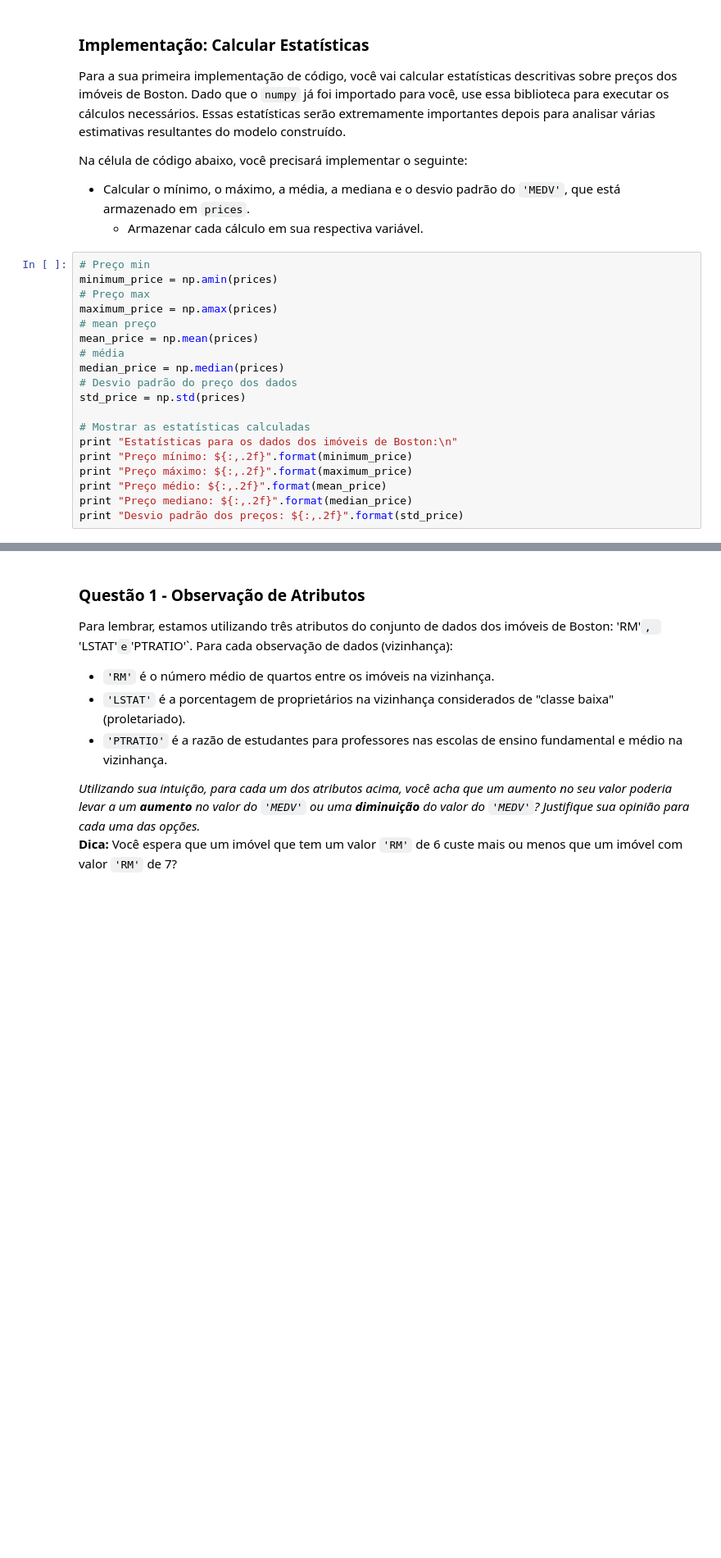
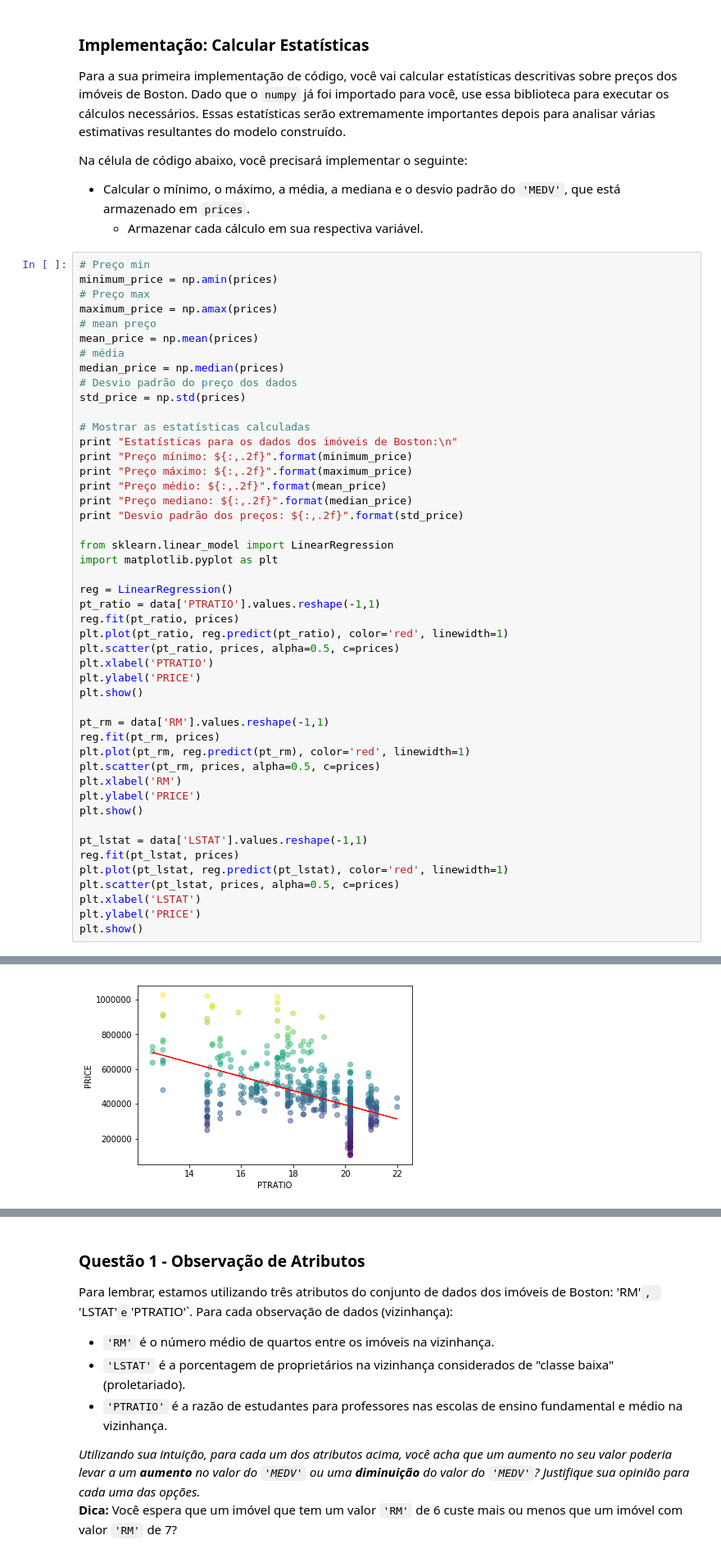
Before and after one commit to kcunha/machine-learning, a Jupyter notebook: projects/boston_housing/boston_housing_PT.ipynb, the cells around one changed output, grey strips where cells are left out. Shown: that part at 82% size. Cells and saved outputs as stored; diff of their text form; blank space fills up the shorter version.

```diff
--- a/projects/boston_housing/boston_housing_PT.ipynb
+++ b/projects/boston_housing/boston_housing_PT.ipynb
@@ -53,27 +53,56 @@ Na célula de código abaixo, você precisará implementar o seguinte:
 # %%
 # Preço min
 minimum_price = np.amin(prices)
 # Preço max
 maximum_price = np.amax(prices)
 # mean preço
 mean_price = np.mean(prices)
 # média
 median_price = np.median(prices)
 # Desvio padrão do preço dos dados
 std_price = np.std(prices)
 
 # Mostrar as estatísticas calculadas
 print "Estatísticas para os dados dos imóveis de Boston:\n"
 print "Preço mínimo: ${:,.2f}".format(minimum_price)
 print "Preço máximo: ${:,.2f}".format(maximum_price)
 print "Preço médio: ${:,.2f}".format(mean_price)
 print "Preço mediano: ${:,.2f}".format(median_price)
 print "Desvio padrão dos preços: ${:,.2f}".format(std_price)
+
+from sklearn.linear_model import LinearRegression
+import matplotlib.pyplot as plt
+
+reg = LinearRegression()
+pt_ratio = data['PTRATIO'].values.reshape(-1,1)
+reg.fit(pt_ratio, prices)
+plt.plot(pt_ratio, reg.predict(pt_ratio), color='red', linewidth=1)
+plt.scatter(pt_ratio, prices, alpha=0.5, c=prices)
+plt.xlabel('PTRATIO')
+plt.ylabel('PRICE')
+plt.show()
+
+pt_rm = data['RM'].values.reshape(-1,1)
+reg.fit(pt_rm, prices)
+plt.plot(pt_rm, reg.predict(pt_rm), color='red', linewidth=1)
+plt.scatter(pt_rm, prices, alpha=0.5, c=prices)
+plt.xlabel('RM')
+plt.ylabel('PRICE')
+plt.show()
+
+pt_lstat = data['LSTAT'].values.reshape(-1,1)
+reg.fit(pt_lstat, prices)
+plt.plot(pt_lstat, reg.predict(pt_lstat), color='red', linewidth=1)
+plt.scatter(pt_lstat, prices, alpha=0.5, c=prices)
+plt.xlabel('LSTAT')
+plt.ylabel('PRICE')
+plt.show()
 # %% [output]
 Estatísticas para os dados dos imóveis de Boston:
 
 Preço mínimo: $105,000.00
 Preço máximo: $1,024,800.00
 Preço médio: $454,342.94
 Preço mediano: $438,900.00
 Desvio padrão dos preços: $165,171.13
+[figure, added]
```
Also changed, not shown: parts of 6 cells of this notebook.
